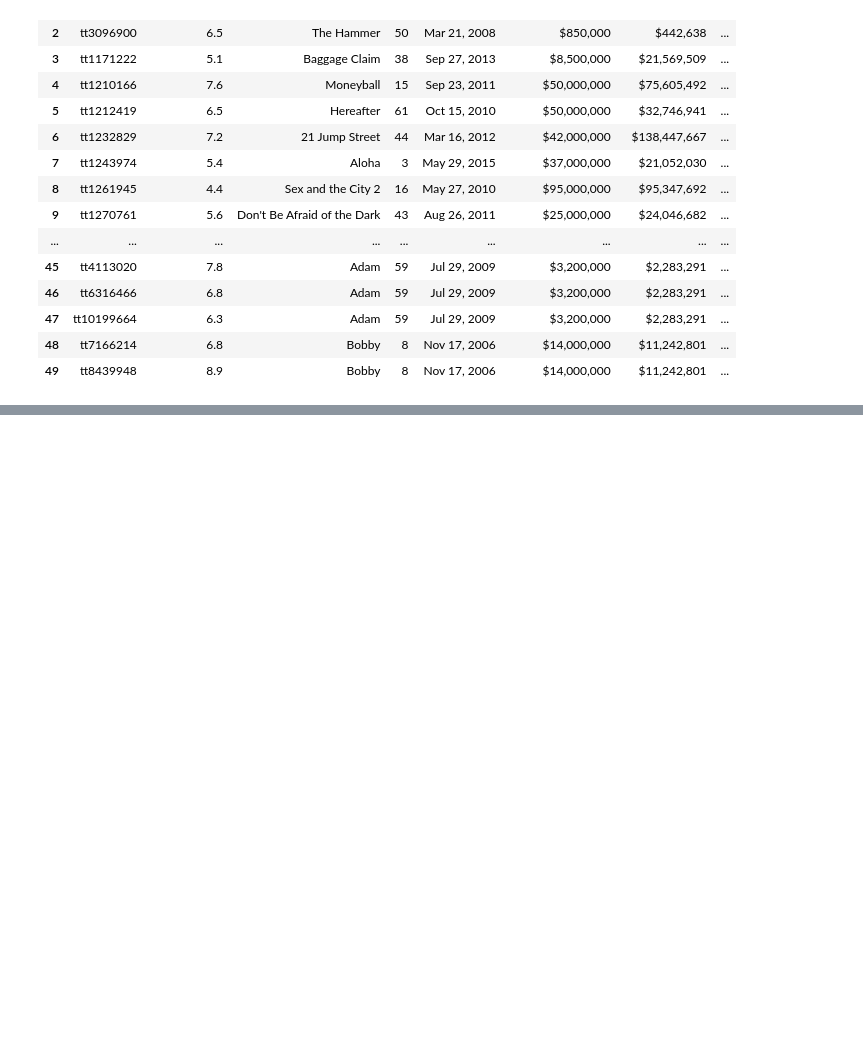
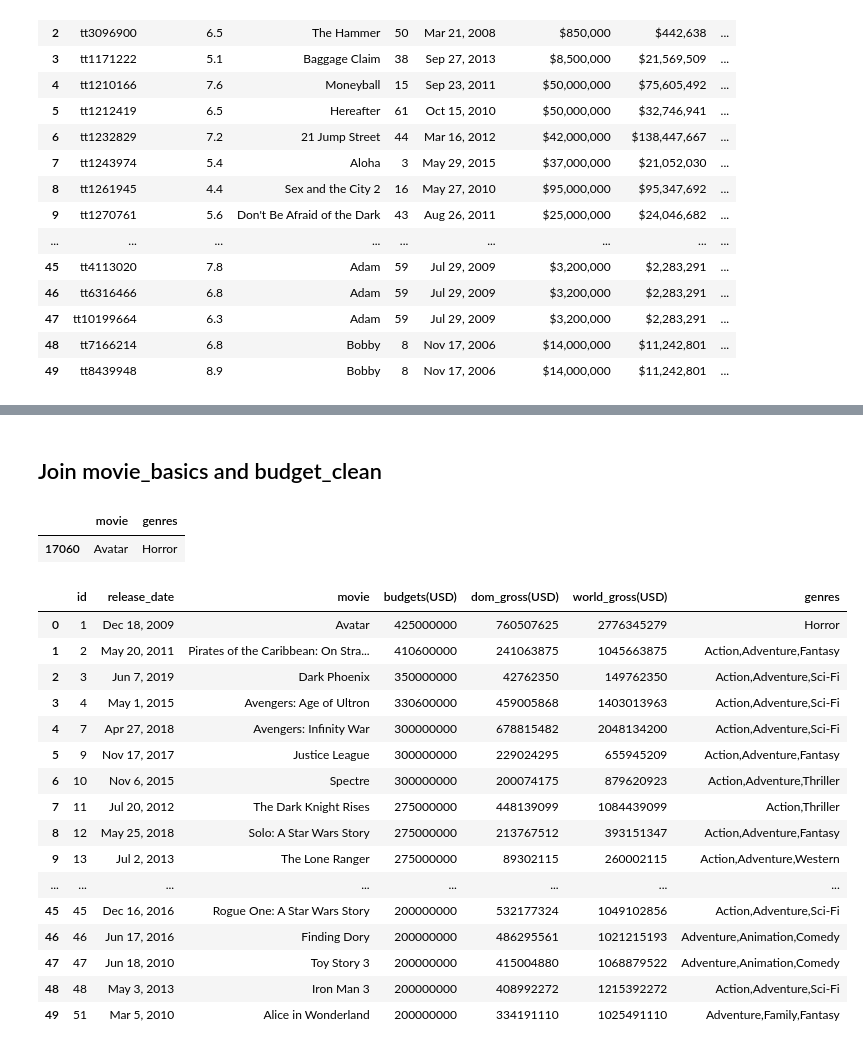
Before and after one commit to learn-co-curriculum/dsc-phase-1-project-v2-4, a Jupyter notebook: Yue_copy.ipynb, the cells around one changed output, grey strips where cells are left out. Saved outputs shown, nothing was run; the diff lists cells and outputs as text; code cells hidden in the pictures; blank space fills up the shorter version.

```diff
--- a/Yue_copy.ipynb
+++ b/Yue_copy.ipynb
@@ -257,0 +251,6 @@ budget_rating_df.head(50)
+# %%
+"""All the numbers in this table need to be converted to integers"""
+
+df_budgets['budgets(USD)'] = df_budgets['production_budget'].str.replace('$','').str.replace(',', '').astype(int)
+df_budgets['dom_gross(USD)'] = df_budgets['domestic_gross'].str.replace('$','').str.replace(',', '').astype(int)
+df_budgets['world_gross(USD)'] = df_budgets['worldwide_gross'].str.replace('$','').str.replace(',', '').astype('int64')
@@ -257,0 +266,3 @@ budget_rating_df.head(50)
+# %%
+# keep the int columns only
+budget_clean = df_budgets.drop(['production_budget','domestic_gross','worldwide_gross'], axis=1)
@@ -257,0 +278,37 @@ budget_rating_df.head(50)
+# %% [markdown]
+## Join movie_basics and budget_clean
+# %%
+# load movie_basics from the database
+df_basics = pd.read_sql("""
+                        SELECT
+                            primary_title AS movie, genres
+                        FROM
+                            movie_basics """, con)
+# %%
+df_basics.loc[df_basics['movie']=='Avatar']
+# %% [output]
+|  | movie | genres |
+| 17060 | Avatar | Horror |
+# %%
+#
+movie_budget = budget_clean.merge(df_basics, on='movie')
+# %%
+movie_budget.head(50)
+# %% [output]
+|  | id | release_date | movie | budgets(USD) | dom_gross(USD) | world_gross(USD) | genres |
+| 0 | 1 | Dec 18, 2009 | Avatar | 425000000 | 760507625 | 2776345279 | Horror |
+| 1 | 2 | May 20, 2011 | Pirates of the Caribbean: On Stra... | 410600000 | 241063875 | 1045663875 | Action,Adventure,Fantasy |
+| 2 | 3 | Jun 7, 2019 | Dark Phoenix | 350000000 | 42762350 | 149762350 | Action,Adventure,Sci-Fi |
+| 3 | 4 | May 1, 2015 | Avengers: Age of Ultron | 330600000 | 459005868 | 1403013963 | Action,Adventure,Sci-Fi |
+| 4 | 7 | Apr 27, 2018 | Avengers: Infinity War | 300000000 | 678815482 | 2048134200 | Action,Adventure,Sci-Fi |
+| 5 | 9 | Nov 17, 2017 | Justice League | 300000000 | 229024295 | 655945209 | Action,Adventure,Fantasy |
+| 6 | 10 | Nov 6, 2015 | Spectre | 300000000 | 200074175 | 879620923 | Action,Adventure,Thriller |
+| 7 | 11 | Jul 20, 2012 | The Dark Knight Rises | 275000000 | 448139099 | 1084439099 | Action,Thriller |
+| 8 | 12 | May 25, 2018 | Solo: A Star Wars Story | 275000000 | 213767512 | 393151347 | Action,Adventure,Fantasy |
+| 9 | 13 | Jul 2, 2013 | The Lone Ranger | 275000000 | 89302115 | 260002115 | Action,Adventure,Western |
+| ... | ... | ... | ... | ... | ... | ... | ... |
+| 45 | 45 | Dec 16, 2016 | Rogue One: A Star Wars Story | 200000000 | 532177324 | 1049102856 | Action,Adventure,Sci-Fi |
+| 46 | 46 | Jun 17, 2016 | Finding Dory | 200000000 | 486295561 | 1021215193 | Adventure,Animation,Comedy |
+| 47 | 47 | Jun 18, 2010 | Toy Story 3 | 200000000 | 415004880 | 1068879522 | Adventure,Animation,Comedy |
+| 48 | 48 | May 3, 2013 | Iron Man 3 | 200000000 | 408992272 | 1215392272 | Action,Adventure,Sci-Fi |
+| 49 | 51 | Mar 5, 2010 | Alice in Wonderland | 200000000 | 334191110 | 1025491110 | Adventure,Family,Fantasy |
```
Also changed, not shown: parts of 14 cells of this notebook.
